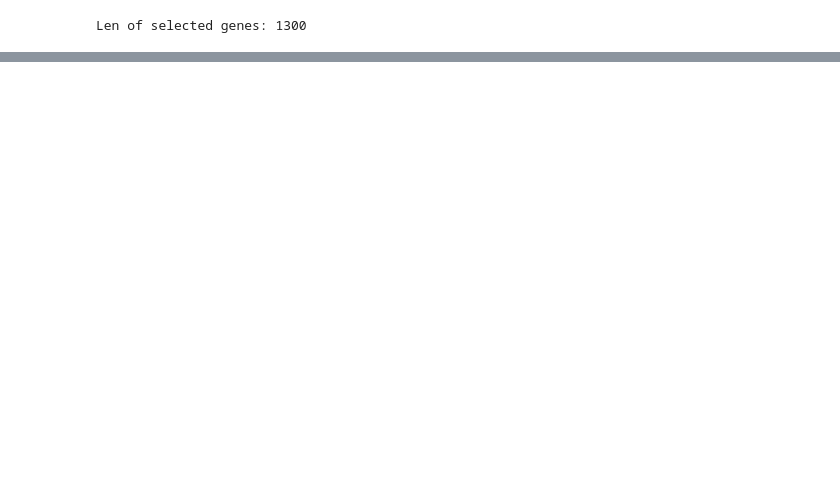
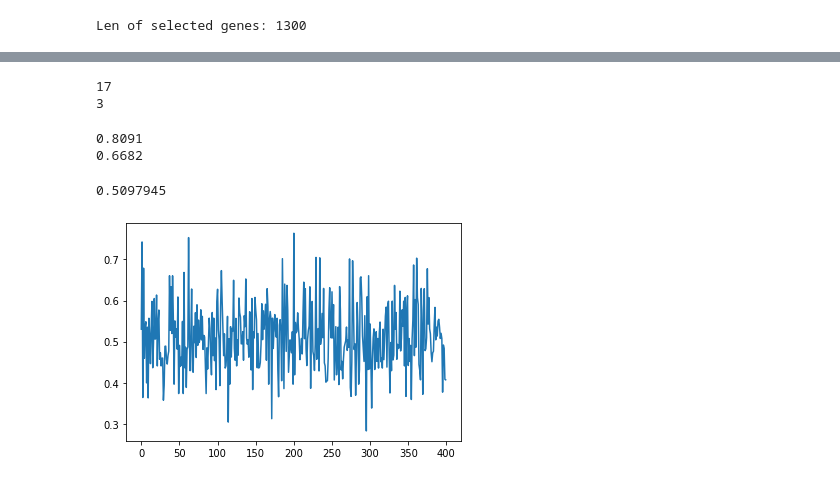
Before and after one commit to DrQuestion/DataMiningLab, a Jupyter notebook: Model_Analysis_COREX.ipynb, the cells around one changed output, grey strips where cells are left out. Cells and saved outputs as stored; diff of their text form; code cells hidden in the pictures; blank space fills up the shorter version.

```diff
--- a/Model_Analysis_COREX.ipynb
+++ b/Model_Analysis_COREX.ipynb
@@ -160,0 +212,48 @@ AUC: 0.6841
+# %%
+auc268_500 = auc_scores[268:500]
+
+ch_rate = [auc268_500[0]]
+for el in range(1,len(auc268_500)):
+    rate = auc268_500[el] - auc268_500[el-1]
+    ch_rate.append(rate)
+index_up_genes = [i+268 for i in range(len(ch_rate)) if ch_rate[i] > 0]
+print(len(index_up_genes))
+
+genes_int1 = list(map(lambda x: c_genes[x], index_up_genes))
+
+auc700_800 = auc_scores[700:800]
+
+ch_rate = [auc700_800[0]]
+for el in range(1,len(auc700_800)):
+    rate = auc700_800[el] - auc700_800[el-1]
+    ch_rate.append(rate)
+index_up_genes = [i+700 for i in range(len(ch_rate)) if ch_rate[i] > 0]
+print(len(index_up_genes))
+
+genes_int2 = list(map(lambda x: c_genes[x], index_up_genes))
+# %% [output]
+17
+3
+# %%
+auc1 = BayesModel(matrix_t, [set(genes_int1), set(genes_int2)], obj)
+print(auc1)
+
+
+
+auc2 = BayesModel(matrix_t, [set(genes_int1)], obj)
+print(auc2)
+# %% [output]
+0.8091
+0.6682
+# %%
+acc = []
+for i in range(400):
+    j = i+50
+    auc = BayesModel(matrix_t, [set(c_genes)], obj, j)
+    acc.append(auc)
+x = [i for i in range(len(acc))]
+plt.plot(x, acc)
+np.mean(acc)
+# %% [output]
+0.5097945
+[figure, added]
```
Also changed, not shown: parts of 12 cells of this notebook.
